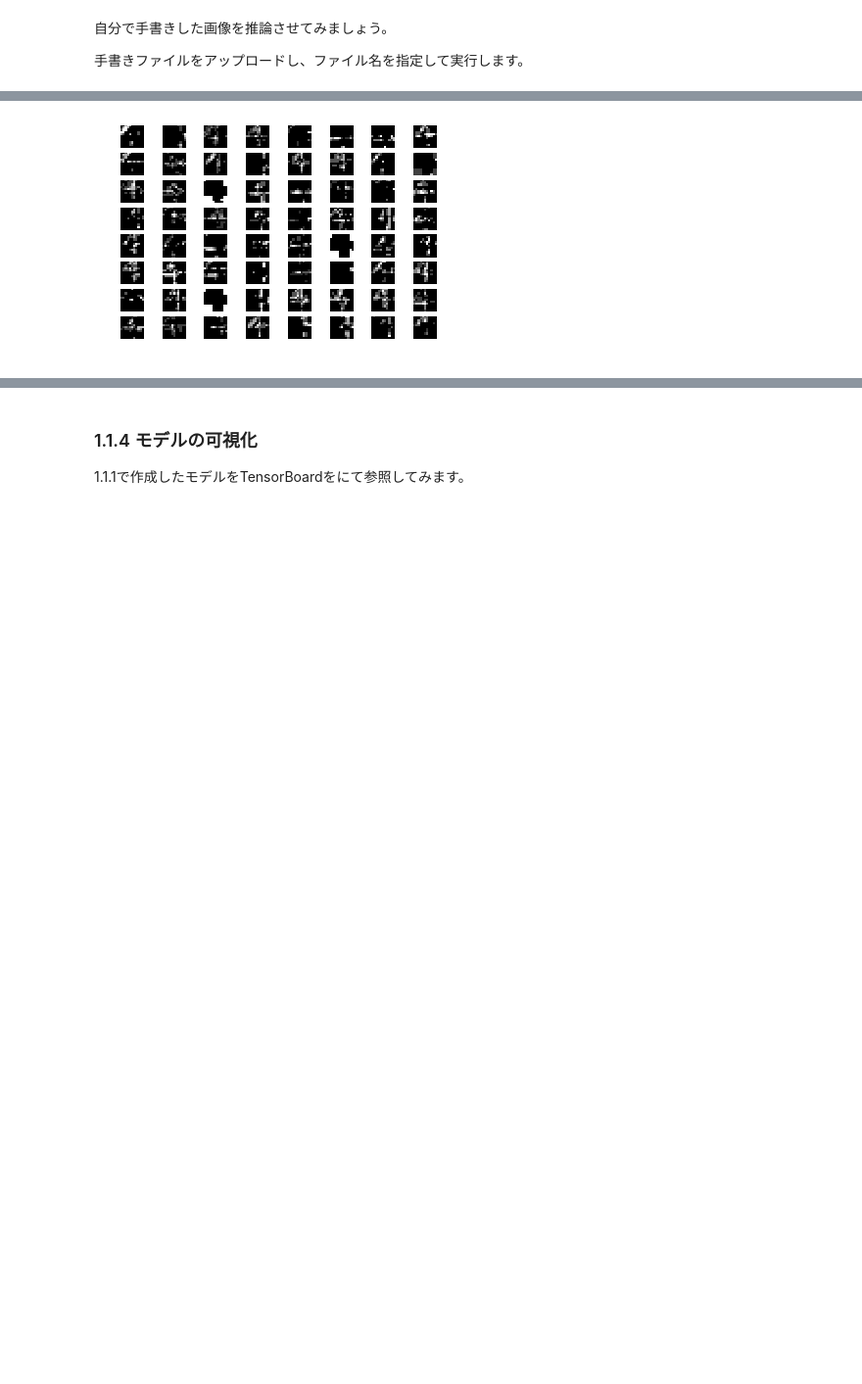
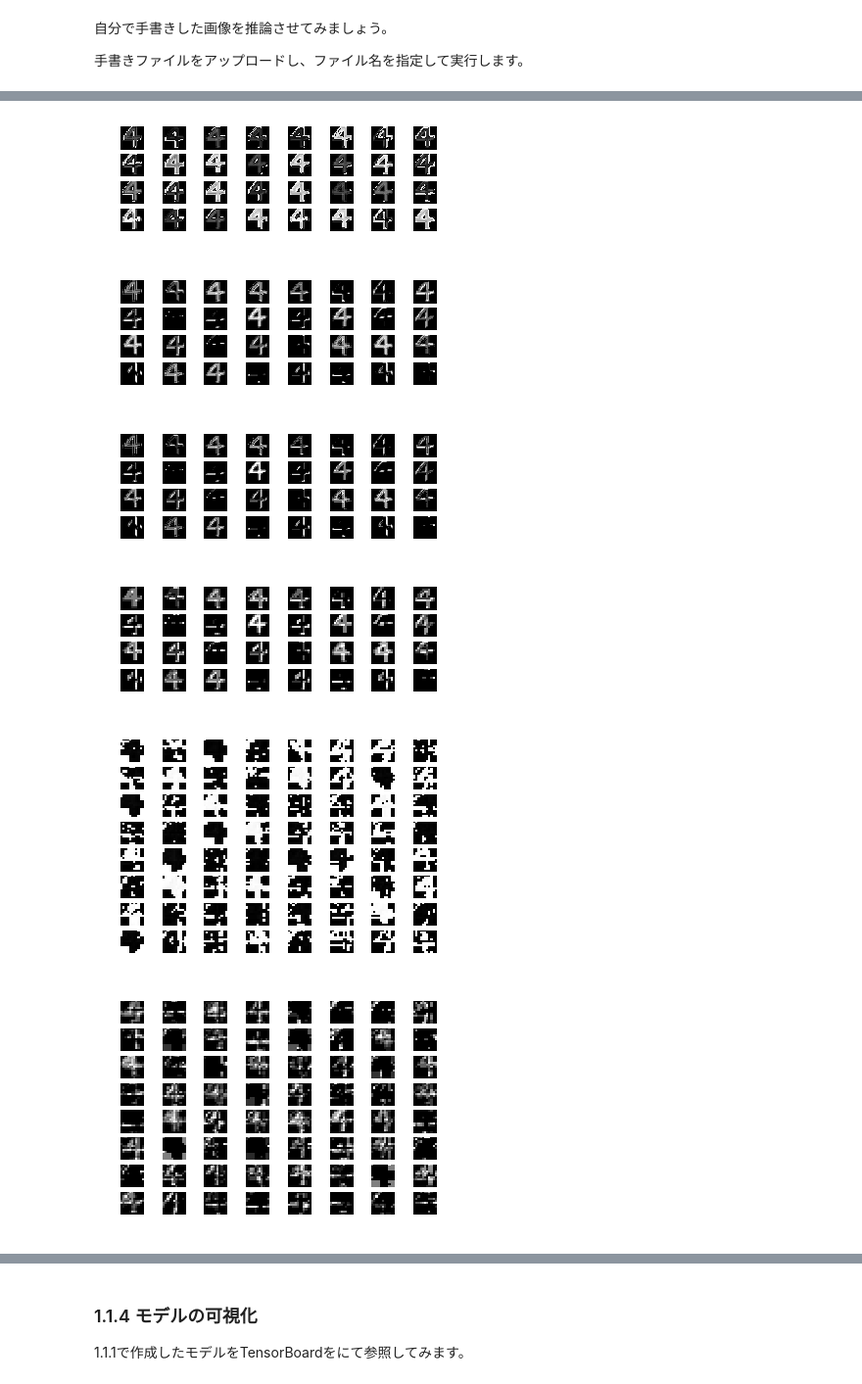
Before and after one commit to scpepper69/dl4us, a Jupyter notebook: lesson1/lesson1_sec1_exercise_mod.ipynb, the cells around one changed output, grey strips where cells are left out. Shown at 98% size. Saved outputs shown, nothing was run; the diff lists cells and outputs as text; code cells hidden in the pictures; blank space fills up the shorter version.

```diff
--- a/lesson1/lesson1_sec1_exercise_mod.ipynb
+++ b/lesson1/lesson1_sec1_exercise_mod.ipynb
@@ -299,7 +299,7 @@ _________________________________________________________________
 #          batch_size=1000, epochs=10, verbose=1,
 #          validation_data=(x_test, y_test))
 #print(y_test.shape)
-epochs=10
+epochs=20
 result = model.fit(x_train, y_train,
           batch_size=1000, epochs=epochs, verbose=1,callbacks=cbks,
           validation_data=(x_test, y_test))
@@ -484,14 +484,23 @@ def middle_layer_output(numlay, INPDATA):
             plt.imshow(img, cmap='gray')
 # %%
 # レイヤーごとの特徴マップの出力
+
+for layers in range(len(model.layers)-2):
+    middle_layer_output(layers, img)
+
 #middle_layer_output(0, img)
 #middle_layer_output(1, img)
 #middle_layer_output(2, img)
 #middle_layer_output(3, img)
 #middle_layer_output(4, img)
 #middle_layer_output(5, img)
-middle_layer_output(6, img)
+#middle_layer_output(6, img)
 #middle_layer_output(7, img)
 #middle_layer_output(8, img)
 # %% [output]
-[figure, old version]
+[figure, new version]
+[figure, added]
+[figure, added]
+[figure, added]
+[figure, added]
+[figure, added]
```
Also changed, not shown: parts of 8 cells of this notebook.
